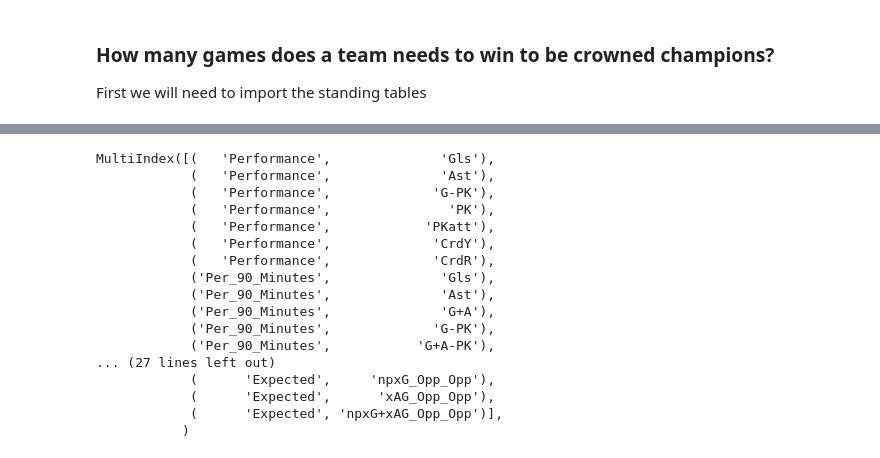
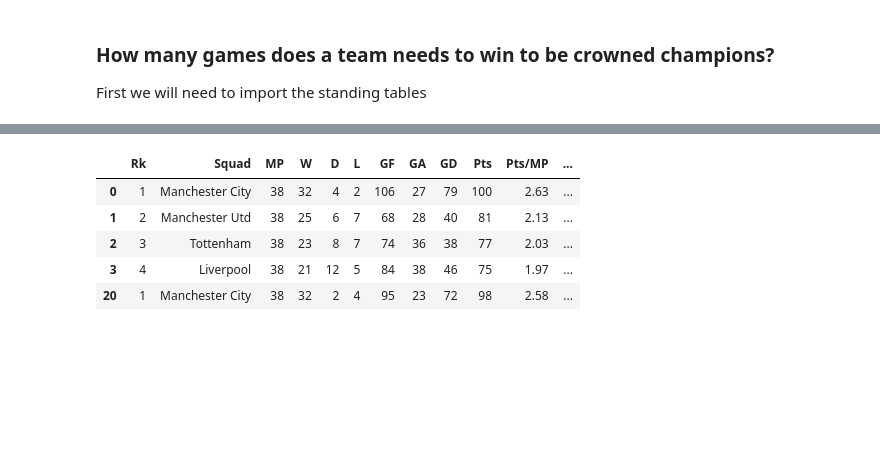
Before and after one commit to p13kara33/FootballData, a Jupyter notebook: footballdata/test_fbref.ipynb, the cells around one changed output, grey strips where cells are left out. Cells and saved outputs as stored; diff of their text form; code cells hidden in the pictures; blank space fills up the shorter version.

```diff
--- a/footballdata/test_fbref.ipynb
+++ b/footballdata/test_fbref.ipynb
@@ -113,20 +24,0 @@ MultiIndex([('Unnamed: 0_level_0', 'Unnamed: 0_level_1'),
-# %%
-df.columns
-# %% [output]
-MultiIndex([(   'Performance',              'Gls'),
-            (   'Performance',              'Ast'),
-            (   'Performance',             'G-PK'),
-            (   'Performance',               'PK'),
-            (   'Performance',            'PKatt'),
-            (   'Performance',             'CrdY'),
-            (   'Performance',             'CrdR'),
-            ('Per_90_Minutes',              'Gls'),
-            ('Per_90_Minutes',              'Ast'),
-            ('Per_90_Minutes',              'G+A'),
-            ('Per_90_Minutes',             'G-PK'),
-            ('Per_90_Minutes',           'G+A-PK'),
-... (27 lines left out)
-            (      'Expected',     'npxG_Opp_Opp'),
-            (      'Expected',      'xAG_Opp_Opp'),
-            (      'Expected', 'npxG+xAG_Opp_Opp')],
-           )
@@ -132,0 +53,10 @@ MultiIndex([(   'Performance',              'Gls'),
+# %%
+ucl = five_yrs_standings[five_yrs_standings.Rk <= 4]
+ucl.head()
+# %% [output]
+|  | Rk | Squad | MP | W | D | L | GF | GA | GD | Pts | Pts/MP | ... |
+| 0 | 1 | Manchester City | 38 | 32 | 4 | 2 | 106 | 27 | 79 | 100 | 2.63 | ... |
+| 1 | 2 | Manchester Utd | 38 | 25 | 6 | 7 | 68 | 28 | 40 | 81 | 2.13 | ... |
+| 2 | 3 | Tottenham | 38 | 23 | 8 | 7 | 74 | 36 | 38 | 77 | 2.03 | ... |
+| 3 | 4 | Liverpool | 38 | 21 | 12 | 5 | 84 | 38 | 46 | 75 | 1.97 | ... |
+| 20 | 1 | Manchester City | 38 | 32 | 2 | 4 | 95 | 23 | 72 | 98 | 2.58 | ... |
```
Also changed, not shown: parts of 21 cells of this notebook, 8 other files.
